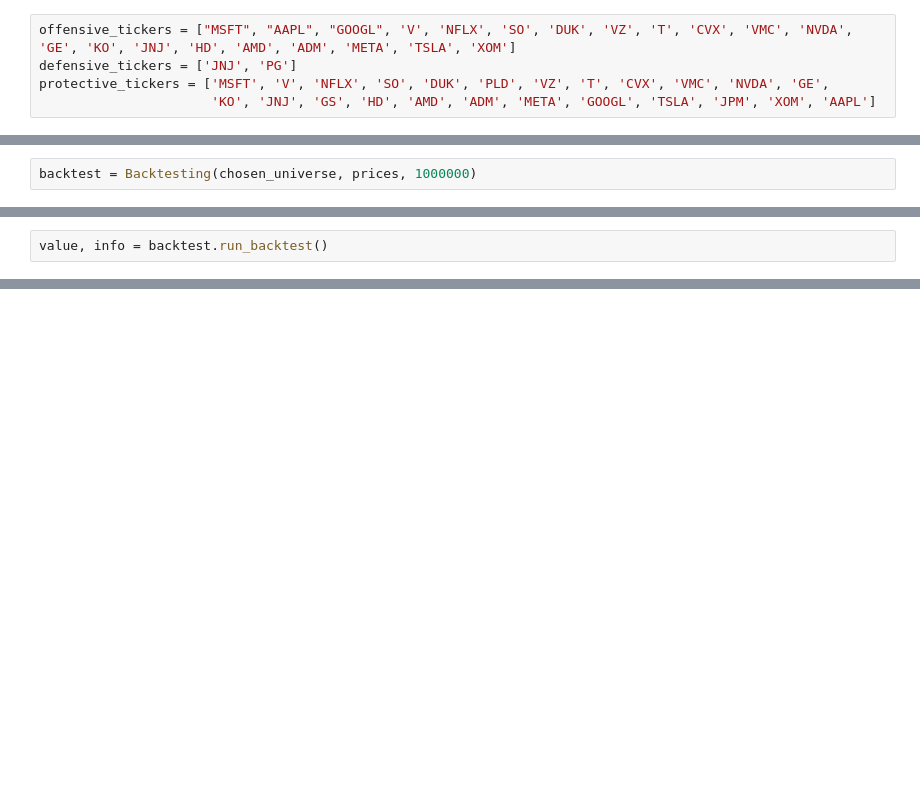
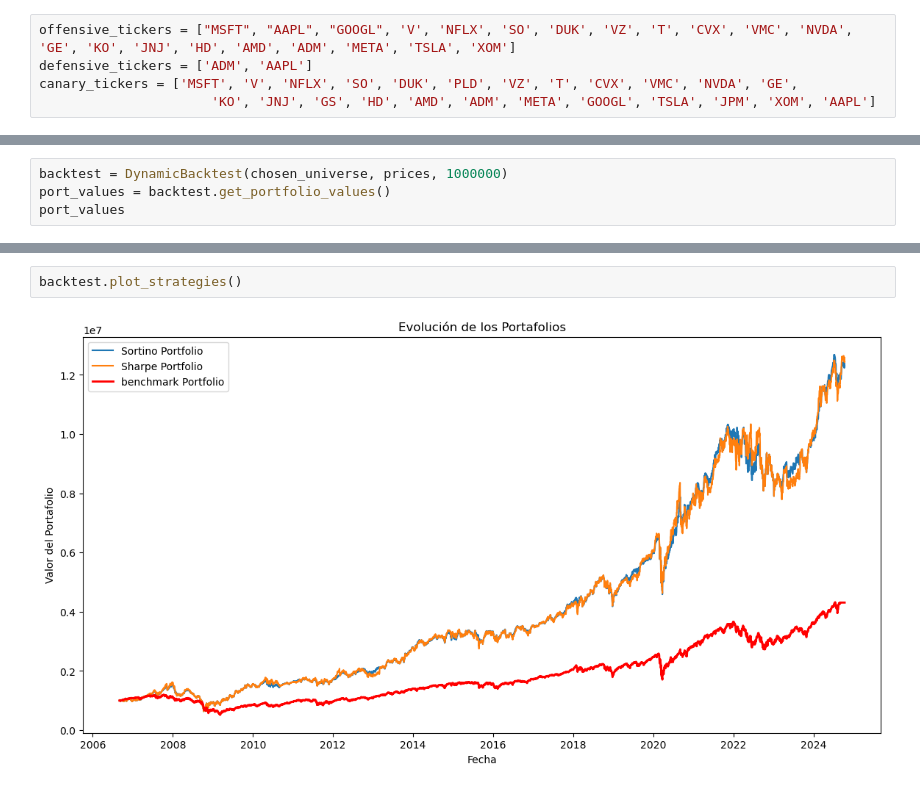
Before and after one commit to Luis1Soto/New_Asset_Allocation, a Jupyter notebook: Notebook.ipynb, the cells around one changed output, grey strips where cells are left out. Saved outputs shown, nothing was run; the diff lists cells and outputs as text; blank space fills up the shorter version.

```diff
--- a/Notebook.ipynb
+++ b/Notebook.ipynb
@@ -77,7 +15,7 @@ Los siguientes ítems son comunes en todos los tickers: {'Free Cash Flow per Sha
 # %%
 offensive_tickers = ["MSFT", "AAPL", "GOOGL", 'V', 'NFLX', 'SO', 'DUK', 'VZ', 'T', 'CVX', 'VMC', 'NVDA', 'GE', 'KO', 'JNJ', 'HD', 'AMD', 'ADM', 'META', 'TSLA', 'XOM']
-defensive_tickers = ['JNJ', 'PG']
-protective_tickers = ['MSFT', 'V', 'NFLX', 'SO', 'DUK', 'PLD', 'VZ', 'T', 'CVX', 'VMC', 'NVDA', 'GE',
+defensive_tickers = ['ADM', 'AAPL']
+canary_tickers = ['MSFT', 'V', 'NFLX', 'SO', 'DUK', 'PLD', 'VZ', 'T', 'CVX', 'VMC', 'NVDA', 'GE',
                       'KO', 'JNJ', 'GS', 'HD', 'AMD', 'ADM', 'META', 'GOOGL', 'TSLA', 'JPM', 'XOM', 'AAPL']
 # %%
 strategy = TestStrategy(prices, financials, offensive_tickers, defensive_tickers, protective_tickers)
@@ -151,2 +34,4 @@ strategy.get_momentum_dataframe()
 # %%
-backtest = Backtesting(chosen_universe, prices, 1000000)
+backtest = DynamicBacktest(chosen_universe, prices, 1000000)
+port_values = backtest.get_portfolio_values()
+port_values
@@ -153,2 +51,0 @@ backtest = Backtesting(chosen_universe, prices, 1000000)
-# %%
-value, info = backtest.run_backtest()
@@ -247,0 +52,4 @@ ValueError: Index contains duplicate entries, cannot reshape
+# %%
+backtest.plot_strategies()
+# %% [output]
+[figure, added]
```
Also changed, not shown: parts of 17 cells of this notebook, 3 other files.
